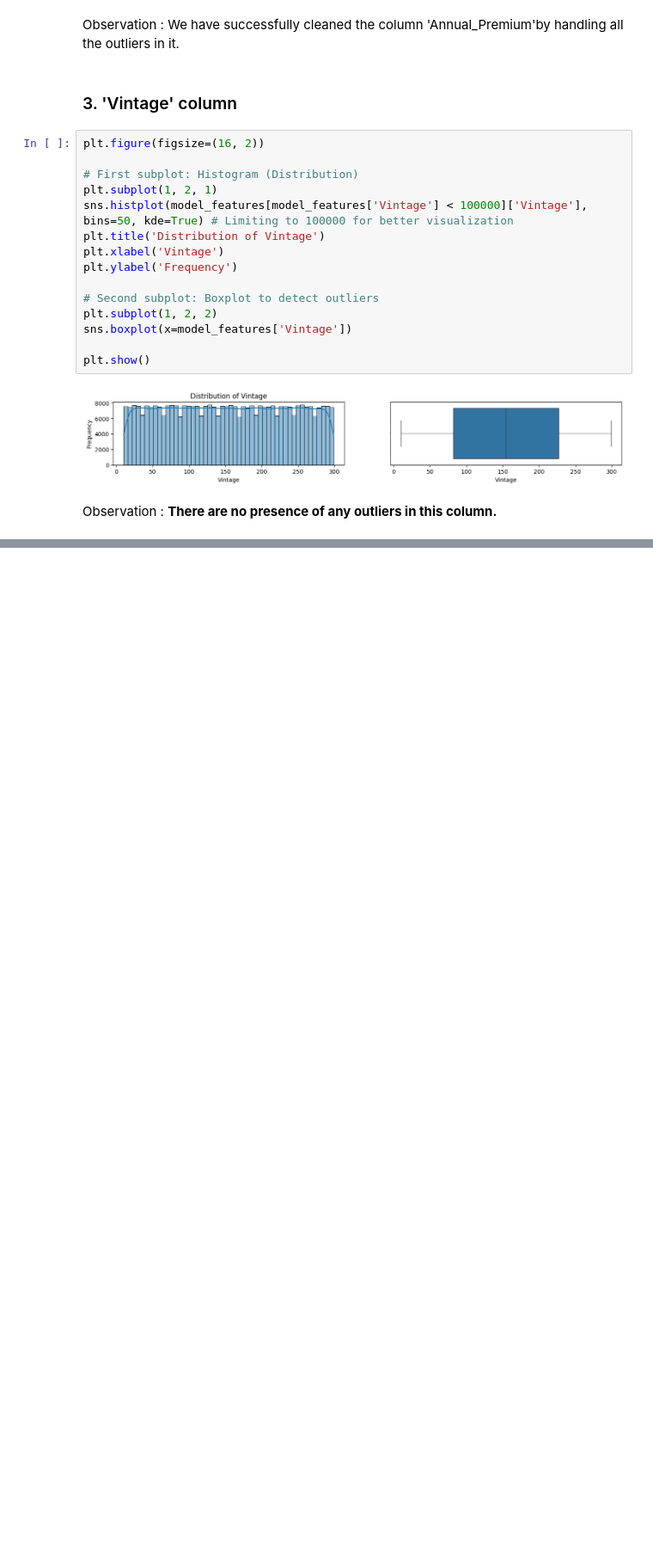
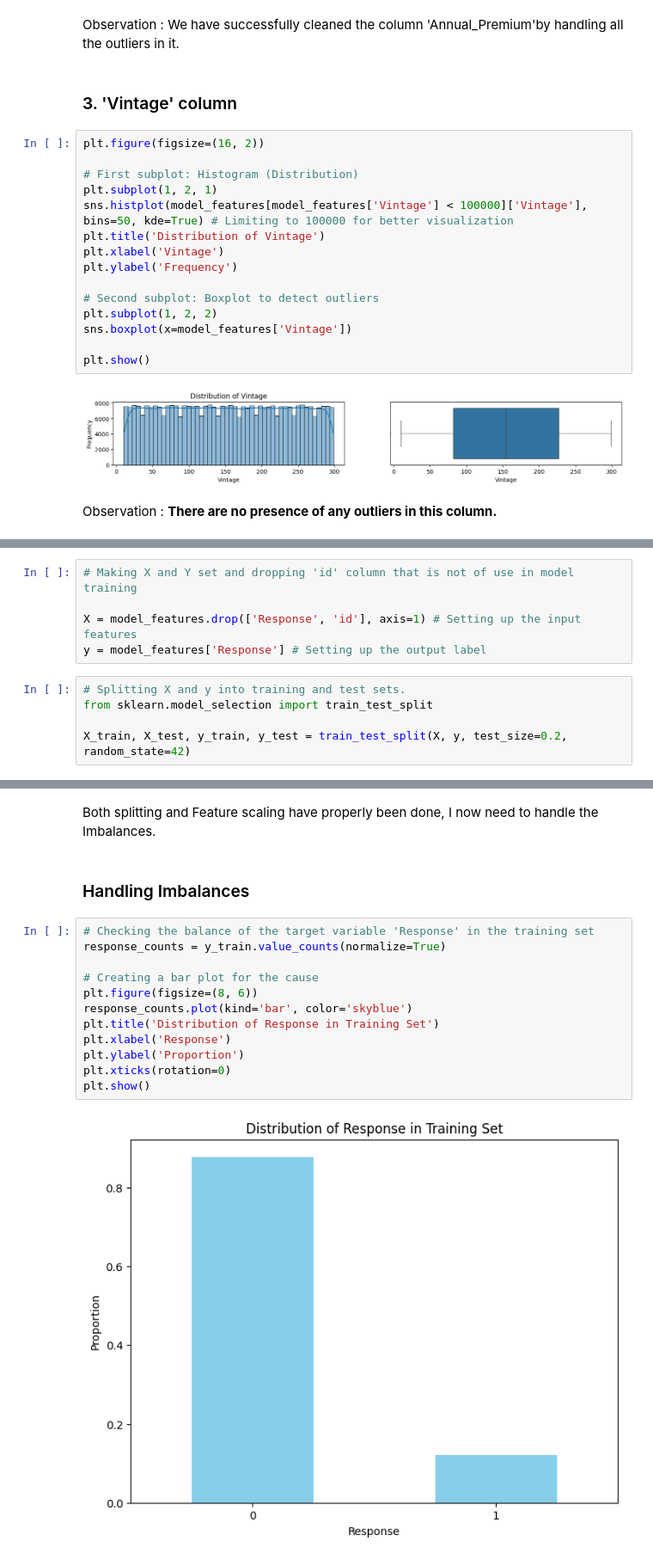
Before and after one commit to Ash99-commits/ML_Health_Insurance_Customers_CrossSell_Prediction, a Jupyter notebook: Health2Vehicle_CrossSell_Insurance_Prediction_by_Ashwani_Kumar_Patra.ipynb, the cells around one changed output, grey strips where cells are left out. Shown at 86% size. Drawn from its saved outputs; the diff is of its cells as text; blank space fills up the shorter version.

Commit message:
Successfully completed data splitting, feature scaling and handling imbalance(SMOTE). With this, data preparation gets completed.

```diff
--- a/Health2Vehicle_CrossSell_Insurance_Prediction_by_Ashwani_Kumar_Patra.ipynb
+++ b/Health2Vehicle_CrossSell_Insurance_Prediction_by_Ashwani_Kumar_Patra.ipynb
@@ -805,0 +810,10 @@ Observation : **There are no presence of any outliers in this column.**
+# %%
+# Making X and Y set and dropping 'id' column that is not of use in model training
+
+X = model_features.drop(['Response', 'id'], axis=1) # Setting up the input features
+y = model_features['Response'] # Setting up the output label
+# %%
+# Splitting X and y into training and test sets.
+from sklearn.model_selection import train_test_split
+
+X_train, X_test, y_train, y_test = train_test_split(X, y, test_size=0.2, random_state=42)
@@ -805,0 +849,18 @@ Observation : **There are no presence of any outliers in this column.**
+# %% [markdown]
+Both splitting and Feature scaling have properly been done, I now need to handle the Imbalances.
+# %% [markdown]
+### Handling Imbalances
+# %%
+# Checking the balance of the target variable 'Response' in the training set
+response_counts = y_train.value_counts(normalize=True)
+
+# Creating a bar plot for the cause
+plt.figure(figsize=(8, 6))
+response_counts.plot(kind='bar', color='skyblue')
+plt.title('Distribution of Response in Training Set')
+plt.xlabel('Response')
+plt.ylabel('Proportion')
+plt.xticks(rotation=0)
+plt.show()
+# %% [output]
+[figure, added]
```
Also changed, not shown: parts of 12 cells of this notebook.
